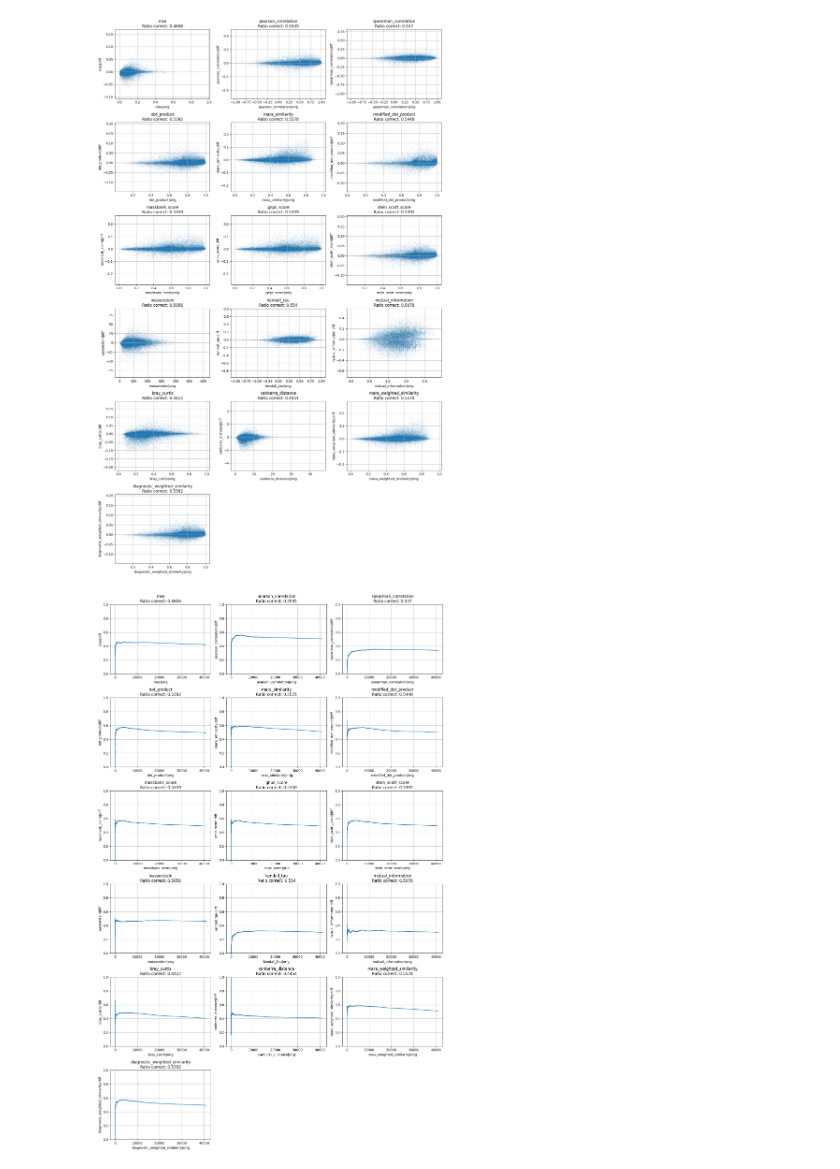
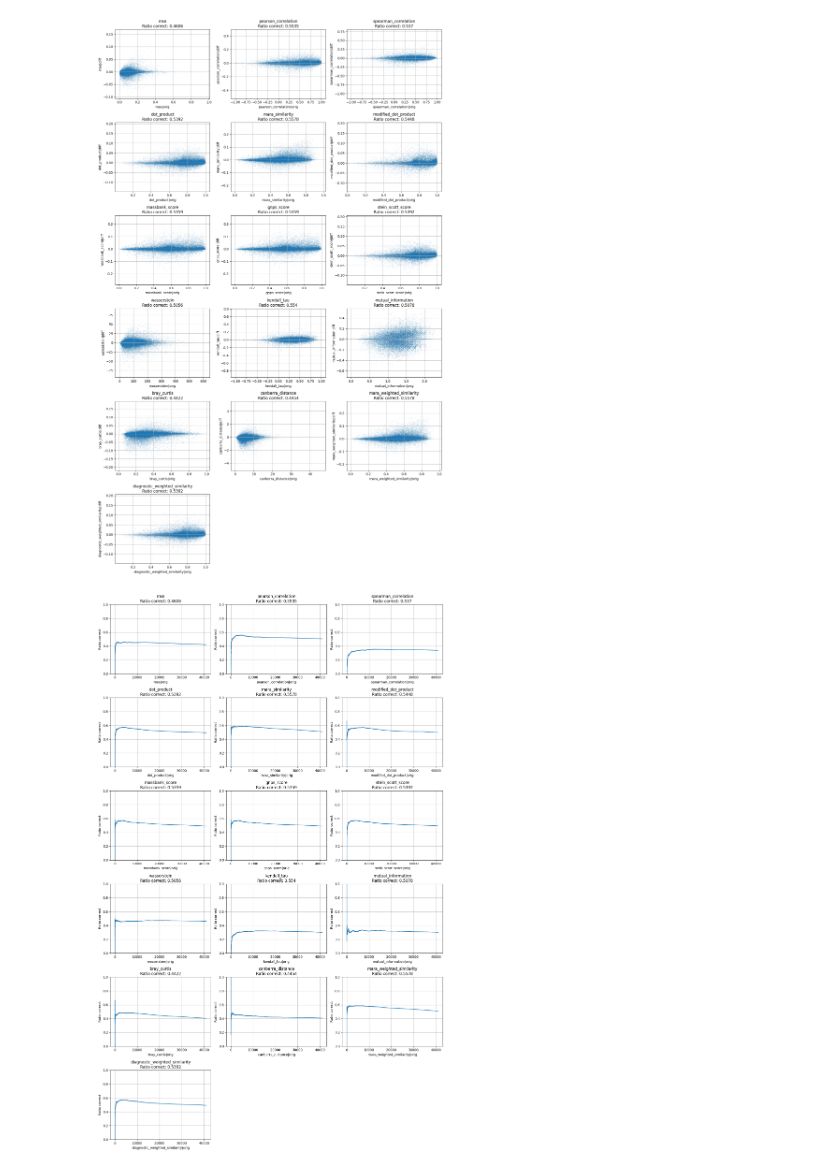
Before and after one commit to jlapin1/spectral_similarity, a Jupyter notebook: notebooks/fragment_intensity_il_swap.ipynb, the cells around one changed output. Saved outputs shown, nothing was run; the diff lists cells and outputs as text; code cells hidden in the pictures.

```diff
--- a/notebooks/fragment_intensity_il_swap.ipynb
+++ b/notebooks/fragment_intensity_il_swap.ipynb
@@ -426,32 +426,32 @@ for idx, metric_key in enumerate(metric_keys):
         scored_df_seqs[f"{metric_key}|orig"] - scored_df_seqs[f"{metric_key}|swapped"]
     )
 
     scored_df_seqs[f"{metric_key}|avg"] = (
         (scored_df_seqs[f"{metric_key}|orig"] + scored_df_seqs[f"{metric_key}|swapped"]) / 2.0
     )
 
 
     acc_arr = calc_metric_acc(scored_df_seqs.sort_values(f"{metric_key}|avg",ascending=False)[f"{metric_key}|diff"])
 
     axes[idx].plot(
         range(len(scored_df_seqs[f"{metric_key}|orig"])),
         acc_arr,
     )
 
     axes[idx].set_ylim([0,1])
 
     calc_ratio_correct = sum(scored_df_seqs[f"{metric_key}|diff"] > 0.0) / (sum(scored_df_seqs[f"{metric_key}|diff"] > 0.0) + sum(scored_df_seqs[f"{metric_key}|diff"] < 0.0))
 
     axes[idx].set_title(f"{metric_key}\nRatio correct: {round(calc_ratio_correct, 4)}")
     axes[idx].set_xlabel(f"{metric_key}|orig")
-    axes[idx].set_ylabel(f"{metric_key}|diff")
+    axes[idx].set_ylabel("Ratio correct")
     axes[idx].grid(True)
 
 # Remove unused subplots if there are empty grid cells
 for idx in range(num_metrics, len(axes)):
     fig.delaxes(axes[idx])
 
 plt.tight_layout()
 plt.show()
 # %% [output]
-[figure, old version]
+[figure, new version]
```
